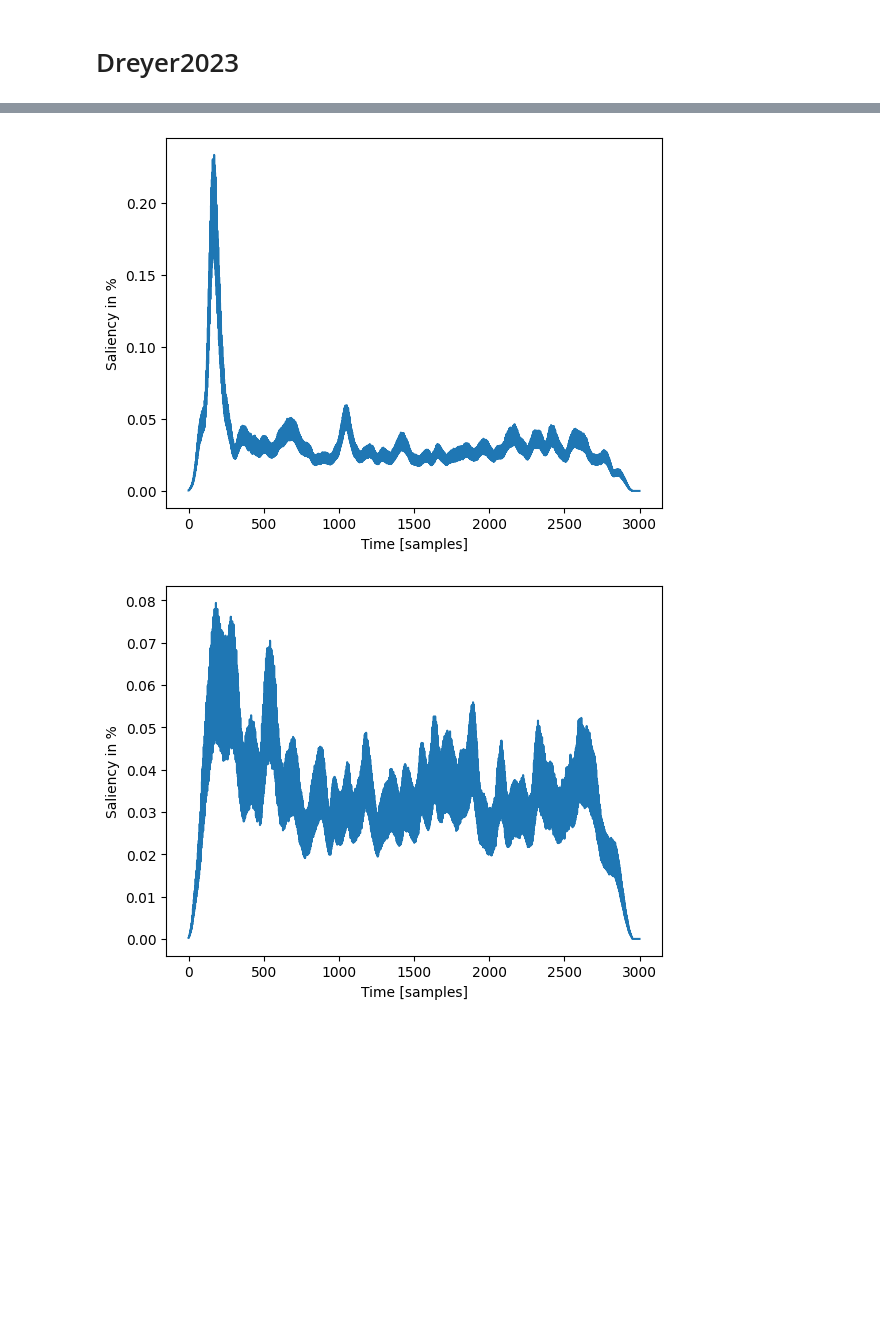
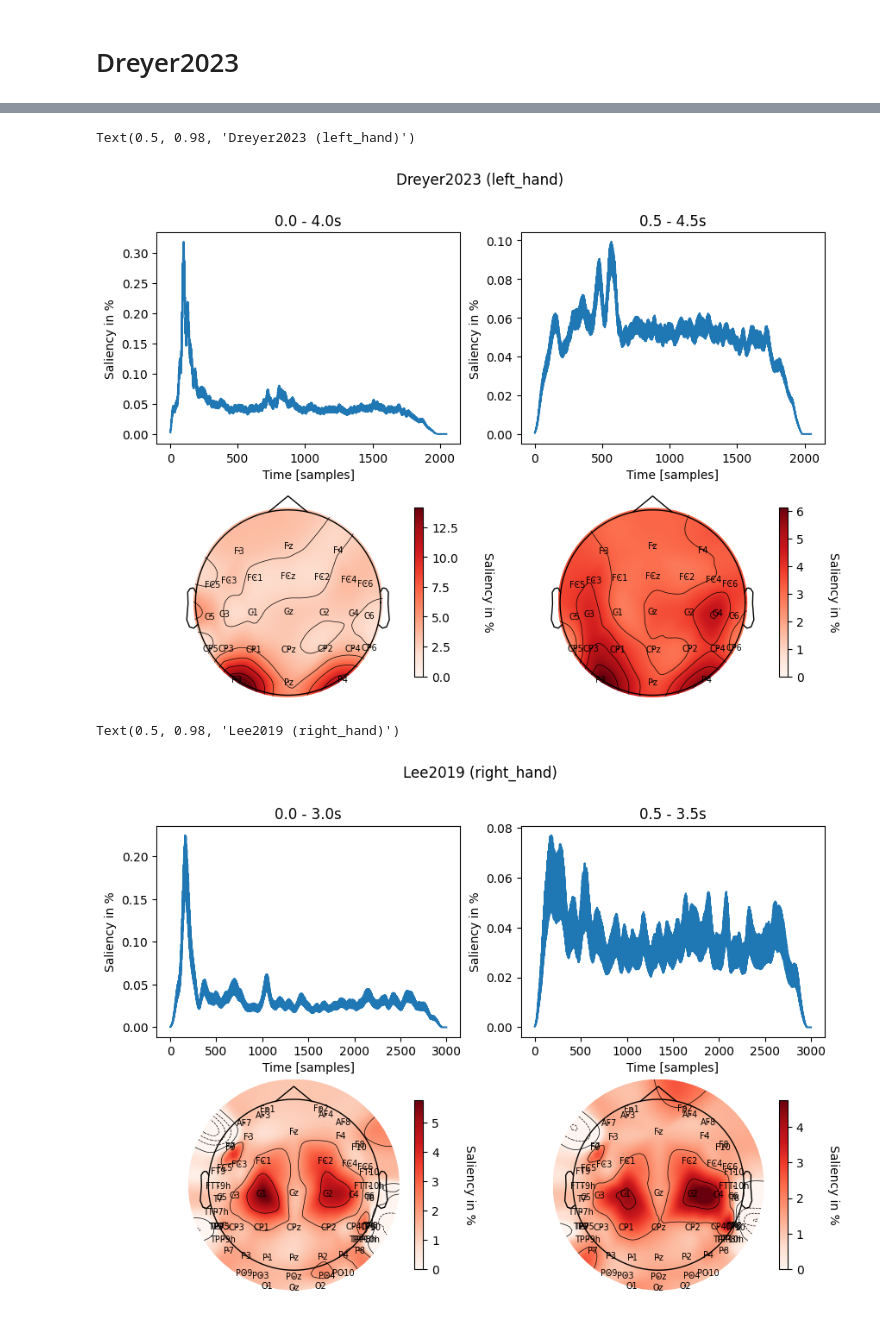
Before and after one commit to dtrocellier/MI_bci_epoch_window_influence, a Jupyter notebook: notebooks/saliency_map.ipynb, the cells around one changed output, grey strips where cells are left out. Saved outputs shown, nothing was run; the diff lists cells and outputs as text; code cells hidden in the pictures; blank space fills up the shorter version.

```diff
--- a/notebooks/saliency_map.ipynb
+++ b/notebooks/saliency_map.ipynb
@@ -10,12 +10,11 @@ import matplotlib.pyplot as plt
 # %%
-base = Path("/media/skojima/41e27c66-4999-42a0-b36f-cc19d7881326/david/attribution")
+base = Path("../attribution")
 # %% [markdown]
 # Dreyer2023
 # %%
 
 
 def plot_temporal_saliency(dataset, model, window, subject=None, target=0, ax=None):
-
     if ax is None:
         fig, ax = plt.subplots()
 
@@ -24,7 +23,7 @@ def plot_temporal_saliency(dataset, model, window, subject=None, target=0, ax=No
     for file in files:
         if window in file and dataset in file and model in file:
             if subject is not None:
-                if f"{subject}.pt" in file:
+                if f"_{subject}.pt" in file:
                     files_to_load.append(file)
             else:
                 files_to_load.append(file)
@@ -32,16 +31,15 @@ def plot_temporal_saliency(dataset, model, window, subject=None, target=0, ax=No
     saliency_list = []
 
     for file in files_to_load:
-        data = torch.load(base/file, weights_only=True)
+        data = torch.load(base / file, weights_only=False)
         saliency = data[target]["saliency"]
 
         saliency_list.append(saliency)
 
-    saliency = torch.concat(saliency_list, dim=0)
+    saliency = np.mean(saliency_list, axis=0)
 
-    saliency_temporal = saliency.mean((0,1))
+    saliency_temporal = saliency.mean(0)
     saliency_temporal = saliency_temporal / saliency_temporal.sum() * 100
-
 
     ax.plot(saliency_temporal)
     ax.set_xlabel("Time [samples]")
@@ -49,7 +47,6 @@ def plot_temporal_saliency(dataset, model, window, subject=None, target=0, ax=No
 
 
 def plot_spatial_saliency(dataset, model, window, subject=None, target=0, montage="standard_1020", ax=None):
-
     if ax is None:
         fig, ax = plt.subplots()
 
@@ -62,7 +59,7 @@ def plot_spatial_saliency(dataset, model, window, subject=None, target=0, montag
     for file in files:
         if window in file and dataset in file and model in file:
             if subject is not None:
-                if f"{subject}.pt" in file:
+                if f"_{subject}.pt" in file:
                     files_to_load.append(file)
             else:
                 files_to_load.append(file)
@@ -70,25 +67,25 @@ def plot_spatial_saliency(dataset, model, window, subject=None, target=0, montag
     saliency_list = []
 
     for file in files_to_load:
-        data = torch.load(base/file, weights_only=True)
+        data = torch.load(base / file, weights_only=False)
         saliency = data[target]["saliency"]
 
         saliency_list.append(saliency)
 
-    saliency = torch.concat(saliency_list, dim=0)
+    saliency = np.mean(saliency_list, axis=0)
 
-    saliency_spatial = saliency.mean((0,2))
+    saliency_spatial = saliency.mean(1)
     saliency_spatial = saliency_spatial / saliency_spatial.sum() * 100
 
-    #info = mne.create_info(ch_names, 1000.0, "eeg")
-    #info.set_montage("standard_1020")
+    info = mne.create_info(ch_names, 1000.0, "eeg")
+    info.set_montage(montage)
     #mne.viz.plot_topomap(saliency_spatial, info, axes=ax, show=False, extrapolate="local")
 
     montage = mne.channels.make_standard_montage(montage)
     ch_pos = montage.get_positions()["ch_pos"]
     ch_pos = np.array([ch_pos[ch_name][:2] for ch_name in ch_names])
 
-    im , _  = mne.viz.plot_topomap(saliency_spatial, ch_pos, names=ch_names, cmap="Reds", axes=ax, show=False)
+    im, _ = mne.viz.plot_topomap(saliency_spatial, ch_pos, names=ch_names, cmap="Reds", axes=ax, show=False)
 
     cbar = plt.colorbar(im, ax=ax, shrink=0.8)
     cbar.set_label("Saliency in %", rotation=270, labelpad=30)
@@ -110,13 +112,40 @@ plot_spatial_saliency(dataset, model, windows[1], subject=1, target=1)
+# %%
+dataset = "Dreyer2023"
+model = "Deep4Net"
+windows = ["w_00_40", "w_05_45"]
+
+fig, axes = plt.subplots(2, 2, figsize=(10, 7))
+
+plot_temporal_saliency(dataset, model, windows[0], subject=None, target=0, ax=axes[0, 0])
+plot_temporal_saliency(dataset, model, windows[1], subject=None, target=0, ax=axes[0, 1])
+
+plot_spatial_saliency(dataset, model, windows[0], subject=None, target=0, ax=axes[1, 0])
+plot_spatial_saliency(dataset, model, windows[1], subject=None, target=0, ax=axes[1, 1])
+
+axes[0, 0].set_title("0.0 - 4.0s")
+axes[0, 1].set_title("0.5 - 4.5s")
+fig.suptitle("Dreyer2023 (left_hand)")
+
+#fig.savefig(Path.home() / "dreyer_left.png")
+# %% [output]
+Text(0.5, 0.98, 'Dreyer2023 (left_hand)')
+[figure, added]
 # %%
 dataset = "Lee2019_MI"
 model = "Deep4Net"
 windows = ["w_00_30", "w_05_35"]
 
-plot_temporal_saliency(dataset, model, windows[0], subject=1, target=1)
-plot_temporal_saliency(dataset, model, windows[1], subject=1, target=1)
+fig, axes = plt.subplots(2, 2, figsize=(10, 7))
 
-plot_spatial_saliency(dataset, model, windows[0], subject=1, target=1, montage="standard_1005")
-plot_spatial_saliency(dataset, model, windows[1], subject=1, target=1, montage="standard_1005")
+plot_temporal_saliency(dataset, model, windows[0], subject=None, target=1, ax=axes[0, 0])
+plot_temporal_saliency(dataset, model, windows[1], subject=None, target=1, ax=axes[0, 1])
+
+plot_spatial_saliency(dataset, model, windows[0], subject=None, target=1, ax=axes[1, 0], montage="standard_1005")
+plot_spatial_saliency(dataset, model, windows[1], subject=None, target=1, ax=axes[1, 1], montage="standard_1005")
+
+axes[0, 0].set_title("0.0 - 3.0s")
+axes[0, 1].set_title("0.5 - 3.5s")
+fig.suptitle("Lee2019 (right_hand)")
 # %% [output]
+Text(0.5, 0.98, 'Lee2019 (right_hand)')
-[figure, old version]
+[figure, new version]
-[figure, removed]
```
Also changed, not shown: parts of 4 cells of this notebook, 7 other files.
